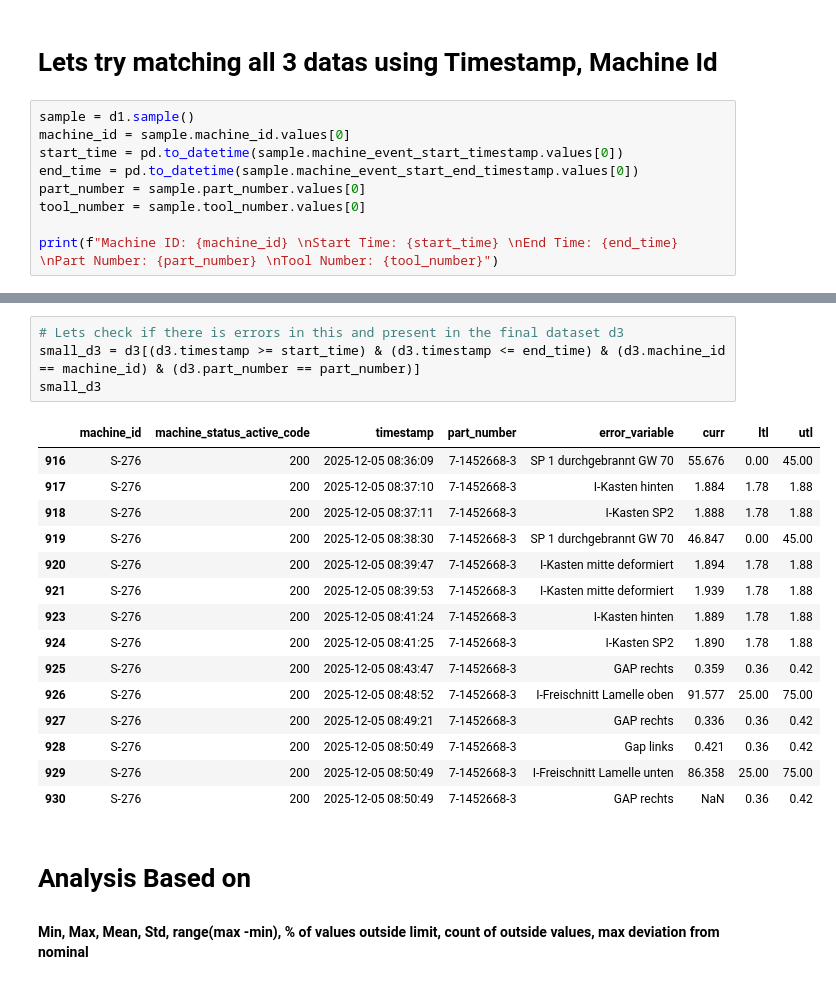
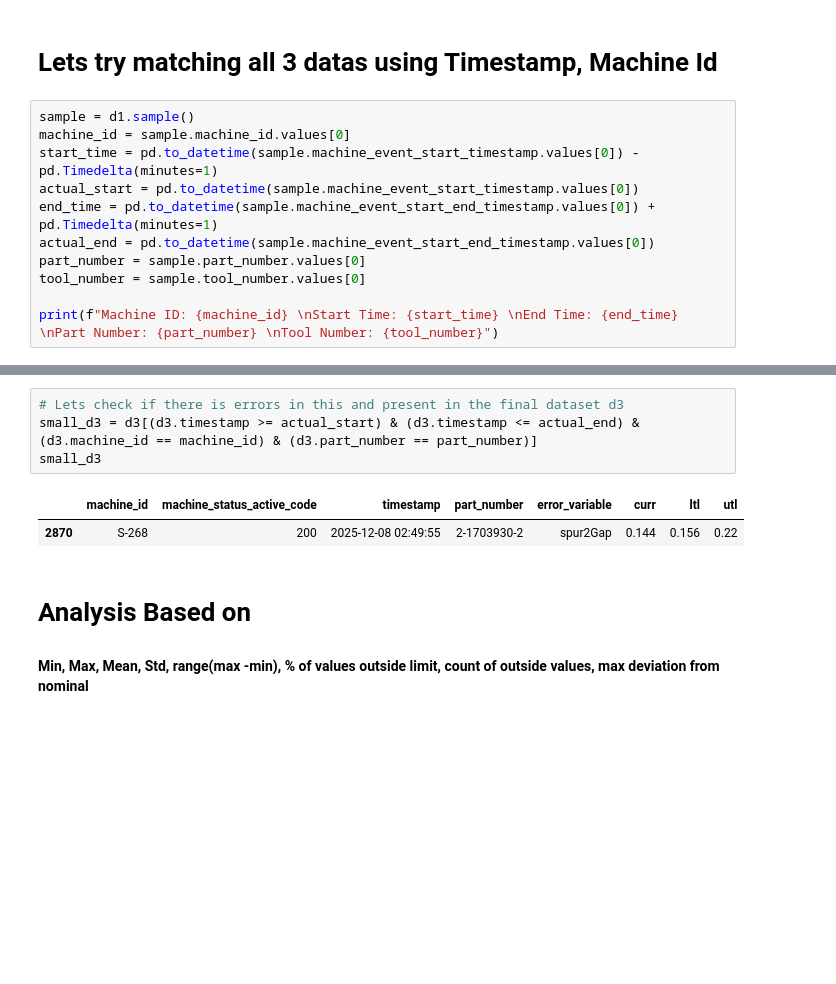
Before and after one commit to OmkarTanajiPatil/TEAICup, a Jupyter notebook: Pandas/5 Visulisation/2.ipynb, the cells around one changed output, grey strips where cells are left out. Cells and saved outputs as stored; diff of their text form; blank space fills up the shorter version.

```diff
--- a/Pandas/5 Visulisation/2.ipynb
+++ b/Pandas/5 Visulisation/2.ipynb
@@ -27,8 +27,10 @@ d3 = pd.read_parquet(d3_path)
 # %%
 sample = d1.sample()
 machine_id = sample.machine_id.values[0]
-start_time = pd.to_datetime(sample.machine_event_start_timestamp.values[0])
-end_time = pd.to_datetime(sample.machine_event_start_end_timestamp.values[0])
+start_time = pd.to_datetime(sample.machine_event_start_timestamp.values[0]) - pd.Timedelta(minutes=1)
+actual_start = pd.to_datetime(sample.machine_event_start_timestamp.values[0])
+end_time = pd.to_datetime(sample.machine_event_start_end_timestamp.values[0]) + pd.Timedelta(minutes=1)
+actual_end = pd.to_datetime(sample.machine_event_start_end_timestamp.values[0])
 part_number = sample.part_number.values[0]
 tool_number = sample.tool_number.values[0]
 
@@ -59,23 +61,10 @@ small_d2
 # %%
 # Lets check if there is errors in this and present in the final dataset d3
-small_d3 = d3[(d3.timestamp >= start_time) & (d3.timestamp <= end_time) & (d3.machine_id == machine_id) & (d3.part_number == part_number)]
+small_d3 = d3[(d3.timestamp >= actual_start) & (d3.timestamp <= actual_end) & (d3.machine_id == machine_id) & (d3.part_number == part_number)]
 small_d3
 # %% [output]
 |  | machine_id | machine_status_active_code | timestamp | part_number | error_variable | curr | ltl | utl |
-| 916 | S-276 | 200 | 2025-12-05 08:36:09 | 7-1452668-3 | SP 1 durchgebrannt GW 70 | 55.676 | 0.00 | 45.00 |
-| 917 | S-276 | 200 | 2025-12-05 08:37:10 | 7-1452668-3 | I-Kasten hinten | 1.884 | 1.78 | 1.88 |
-| 918 | S-276 | 200 | 2025-12-05 08:37:11 | 7-1452668-3 | I-Kasten SP2 | 1.888 | 1.78 | 1.88 |
-| 919 | S-276 | 200 | 2025-12-05 08:38:30 | 7-1452668-3 | SP 1 durchgebrannt GW 70 | 46.847 | 0.00 | 45.00 |
-| 920 | S-276 | 200 | 2025-12-05 08:39:47 | 7-1452668-3 | I-Kasten mitte deformiert | 1.894 | 1.78 | 1.88 |
-| 921 | S-276 | 200 | 2025-12-05 08:39:53 | 7-1452668-3 | I-Kasten mitte deformiert | 1.939 | 1.78 | 1.88 |
-| 923 | S-276 | 200 | 2025-12-05 08:41:24 | 7-1452668-3 | I-Kasten hinten | 1.889 | 1.78 | 1.88 |
-| 924 | S-276 | 200 | 2025-12-05 08:41:25 | 7-1452668-3 | I-Kasten SP2 | 1.890 | 1.78 | 1.88 |
-| 925 | S-276 | 200 | 2025-12-05 08:43:47 | 7-1452668-3 | GAP rechts | 0.359 | 0.36 | 0.42 |
-| 926 | S-276 | 200 | 2025-12-05 08:48:52 | 7-1452668-3 | I-Freischnitt Lamelle oben | 91.577 | 25.00 | 75.00 |
-| 927 | S-276 | 200 | 2025-12-05 08:49:21 | 7-1452668-3 | GAP rechts | 0.336 | 0.36 | 0.42 |
-| 928 | S-276 | 200 | 2025-12-05 08:50:49 | 7-1452668-3 | Gap links | 0.421 | 0.36 | 0.42 |
-| 929 | S-276 | 200 | 2025-12-05 08:50:49 | 7-1452668-3 | I-Freischnitt Lamelle unten | 86.358 | 25.00 | 75.00 |
-| 930 | S-276 | 200 | 2025-12-05 08:50:49 | 7-1452668-3 | GAP rechts | NaN | 0.36 | 0.42 |
+| 2870 | S-268 | 200 | 2025-12-08 02:49:55 | 2-1703930-2 | spur2Gap | 0.144 | 0.156 | 0.22 |
 # %% [markdown]
 # Analysis Based on
 #### Min, Max, Mean, Std, range(max -min), % of values outside limit, count of outside values, max deviation from nominal
```
Also changed, not shown: parts of 4 cells of this notebook, 1 other file.
